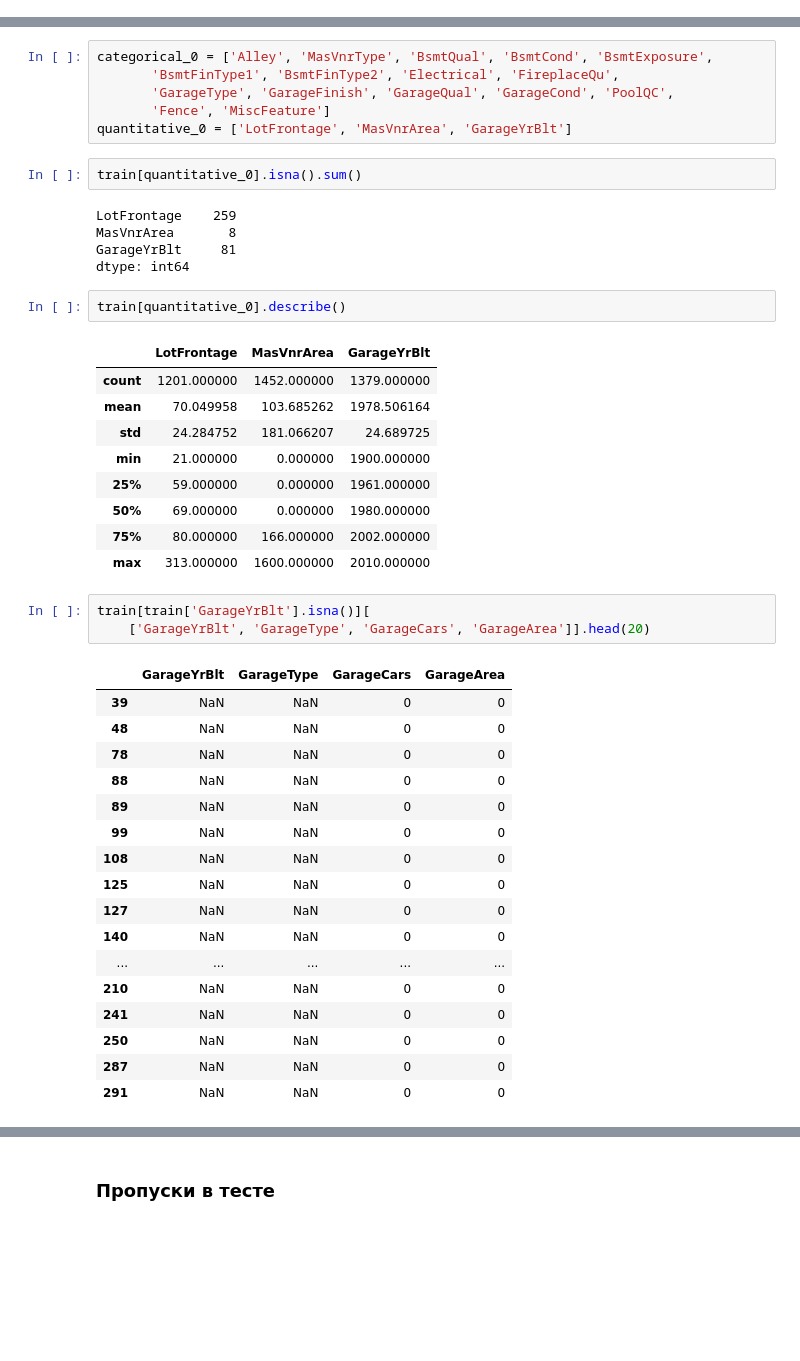
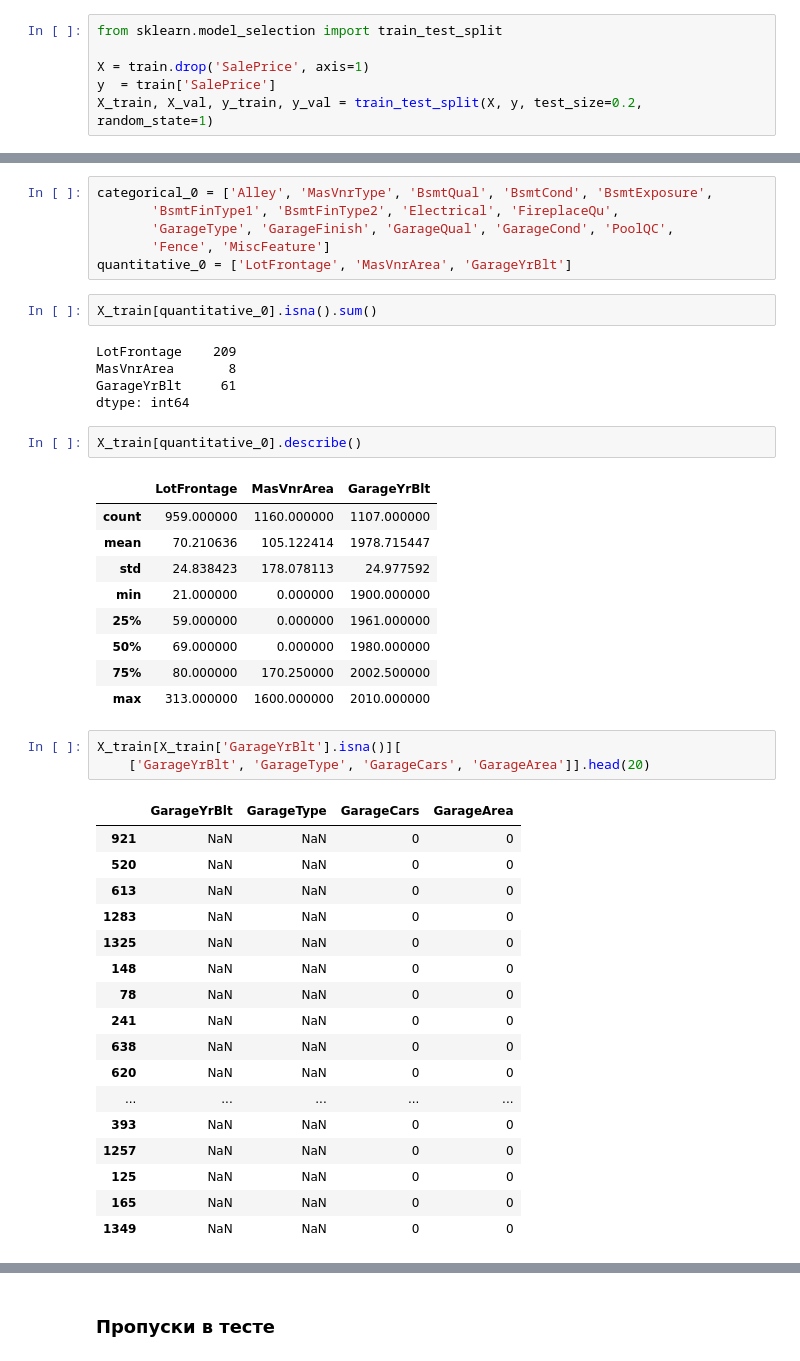
Before and after one commit to Awesomnaty/Kaggle-House_Prices, a Jupyter notebook: main.ipynb, the cells around one changed output, grey strips where cells are left out. Drawn from its saved outputs; the diff is of its cells as text; blank space fills up the shorter version.

```diff
--- a/main.ipynb
+++ b/main.ipynb
@@ -43,6 +61,12 @@ memory usage: 1.1 MB
 train.duplicated().sum()
 # %% [output]
 np.int64(0)
+# %%
+from sklearn.model_selection import train_test_split
+
+X = train.drop('SalePrice', axis=1)
+y  = train['SalePrice']
+X_train, X_val, y_train, y_val = train_test_split(X, y, test_size=0.2, random_state=1)
 # %% [markdown]
 ## Пропуски
 # %%
@@ -91,45 +117,45 @@ categorical_0 = ['Alley', 'MasVnrType', 'BsmtQual', 'BsmtCond', 'BsmtExposure',
        'Fence', 'MiscFeature']
 quantitative_0 = ['LotFrontage', 'MasVnrArea', 'GarageYrBlt']
 # %%
-train[quantitative_0].isna().sum()
+X_train[quantitative_0].isna().sum()
 # %% [output]
-LotFrontage    259
+LotFrontage    209
 MasVnrArea       8
-GarageYrBlt     81
+GarageYrBlt     61
 dtype: int64
 # %%
-train[quantitative_0].describe()
+X_train[quantitative_0].describe()
 # %% [output]
 |  | LotFrontage | MasVnrArea | GarageYrBlt |
-| count | 1201.000000 | 1452.000000 | 1379.000000 |
-| mean | 70.049958 | 103.685262 | 1978.506164 |
-| std | 24.284752 | 181.066207 | 24.689725 |
+| count | 959.000000 | 1160.000000 | 1107.000000 |
+| mean | 70.210636 | 105.122414 | 1978.715447 |
+| std | 24.838423 | 178.078113 | 24.977592 |
 | min | 21.000000 | 0.000000 | 1900.000000 |
 | 25% | 59.000000 | 0.000000 | 1961.000000 |
 | 50% | 69.000000 | 0.000000 | 1980.000000 |
-| 75% | 80.000000 | 166.000000 | 2002.000000 |
+| 75% | 80.000000 | 170.250000 | 2002.500000 |
 | max | 313.000000 | 1600.000000 | 2010.000000 |
 # %%
-train[train['GarageYrBlt'].isna()][
+X_train[X_train['GarageYrBlt'].isna()][
     ['GarageYrBlt', 'GarageType', 'GarageCars', 'GarageArea']].head(20)
 # %% [output]
 |  | GarageYrBlt | GarageType | GarageCars | GarageArea |
-| 39 | NaN | NaN | 0 | 0 |
-| 48 | NaN | NaN | 0 | 0 |
+| 921 | NaN | NaN | 0 | 0 |
+| 520 | NaN | NaN | 0 | 0 |
+| 613 | NaN | NaN | 0 | 0 |
+| 1283 | NaN | NaN | 0 | 0 |
+| 1325 | NaN | NaN | 0 | 0 |
+| 148 | NaN | NaN | 0 | 0 |
 | 78 | NaN | NaN | 0 | 0 |
-| 88 | NaN | NaN | 0 | 0 |
-| 89 | NaN | NaN | 0 | 0 |
-| 99 | NaN | NaN | 0 | 0 |
-| 108 | NaN | NaN | 0 | 0 |
+| 241 | NaN | NaN | 0 | 0 |
+| 638 | NaN | NaN | 0 | 0 |
+| 620 | NaN | NaN | 0 | 0 |
+| ... | ... | ... | ... | ... |
+| 393 | NaN | NaN | 0 | 0 |
+| 1257 | NaN | NaN | 0 | 0 |
 | 125 | NaN | NaN | 0 | 0 |
-| 127 | NaN | NaN | 0 | 0 |
-| 140 | NaN | NaN | 0 | 0 |
-| ... | ... | ... | ... | ... |
-| 210 | NaN | NaN | 0 | 0 |
-| 241 | NaN | NaN | 0 | 0 |
-| 250 | NaN | NaN | 0 | 0 |
-| 287 | NaN | NaN | 0 | 0 |
-| 291 | NaN | NaN | 0 | 0 |
+| 165 | NaN | NaN | 0 | 0 |
+| 1349 | NaN | NaN | 0 | 0 |
 # %%
 # Решил заполнить медианой по нескольким причинам:
 #   1. Сам признак логически зависит от округа в котором расположен дом, поэтому будем групировать по округам
```
Also changed, not shown: parts of 28 cells of this notebook, 1 other file.
